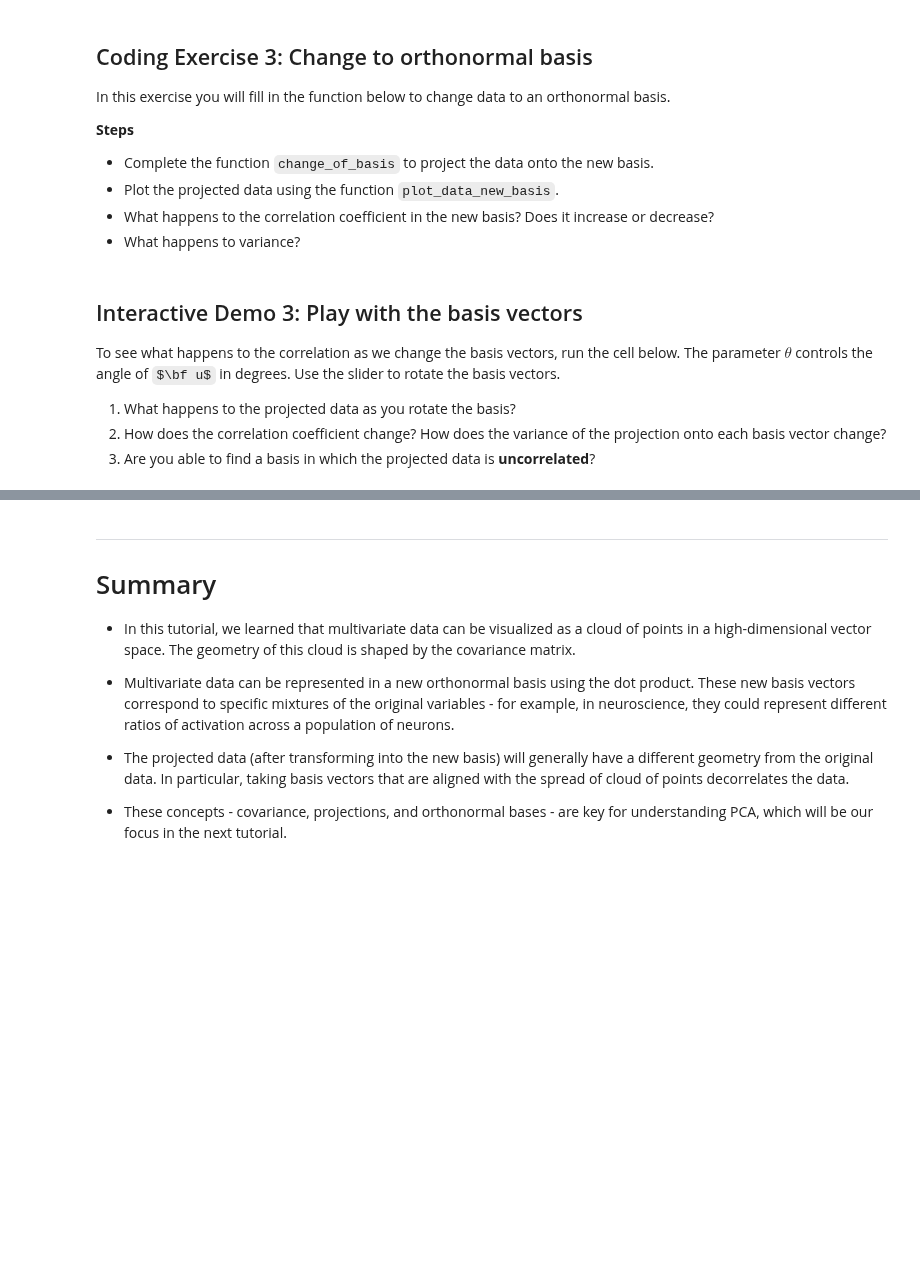
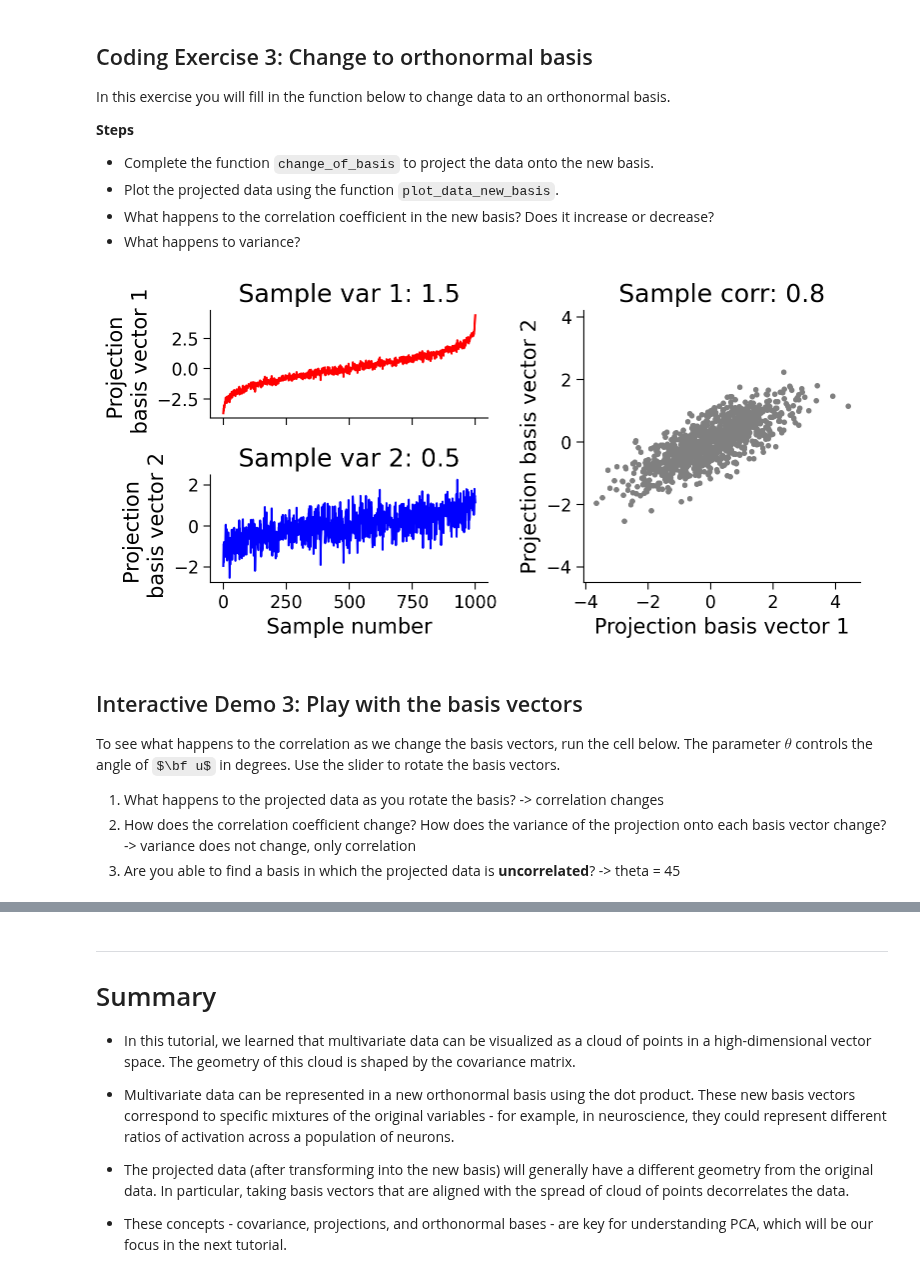
Before and after one commit to EugOT/compneuro, a Jupyter notebook: notebooks/2023-11-19-Geometric-view-of-data.ipynb, the cells around one changed output, grey strips where cells are left out. Drawn from its saved outputs; the diff is of its cells as text; code cells hidden in the pictures; some formulas as TeX source; blank space fills up the shorter version.

```diff
--- a/notebooks/2023-11-19-Geometric-view-of-data.ipynb
+++ b/notebooks/2023-11-19-Geometric-view-of-data.ipynb
@@ -371,44 +395,46 @@ In this exercise you will fill in the function below to change data to an orthon
 # %%
 def change_of_basis(X, W):
   """
   Projects data onto new basis W.
 
   Args:
     X (numpy array of floats) : Data matrix each column corresponding to a
                                 different random variable
     W (numpy array of floats) : new orthonormal basis columns correspond to
                                 basis vectors
 
   Returns:
     (numpy array of floats)    : Data matrix expressed in new basis
   """
 
   #################################################
   ## TODO for students: project the data onto a new basis W
   # Fill out function and remove
-  raise NotImplementedError("Student exercise: implement change of basis")
+  #raise NotImplementedError("Student exercise: implement change of basis")
   #################################################
 
   # Project data onto new basis described by W
-  Y = ...
+  Y = np.dot(X, W)
 
   return Y
 
 
 # Project data to new basis
 Y = change_of_basis(X, W)
 
 # Visualize
 plot_data_new_basis(Y)
+# %% [output]
+[figure, added]
 # %% [markdown]
 ## Interactive Demo 3: Play with the basis vectors
 To see what happens to the correlation as we change the basis vectors, run the cell below. The parameter $\theta$ controls the angle of $\bf u$ in degrees. Use the slider to rotate the basis vectors.
 
 
 
-1.   What happens to the projected data as you rotate the basis?
-2.   How does the correlation coefficient change? How does the variance of the projection onto each basis vector change?
-3.   Are you able to find a basis in which the projected data is **uncorrelated**?
+1.   What happens to the projected data as you rotate the basis? -> correlation changes
+2.   How does the correlation coefficient change? How does the variance of the projection onto each basis vector change? -> variance does not change, only correlation
+3.   Are you able to find a basis in which the projected data is **uncorrelated**? -> theta = 45
 # %%
 # @markdown Make sure you execute this cell to enable the widget!
 
```
Also changed, not shown: parts of 7 cells of this notebook.
